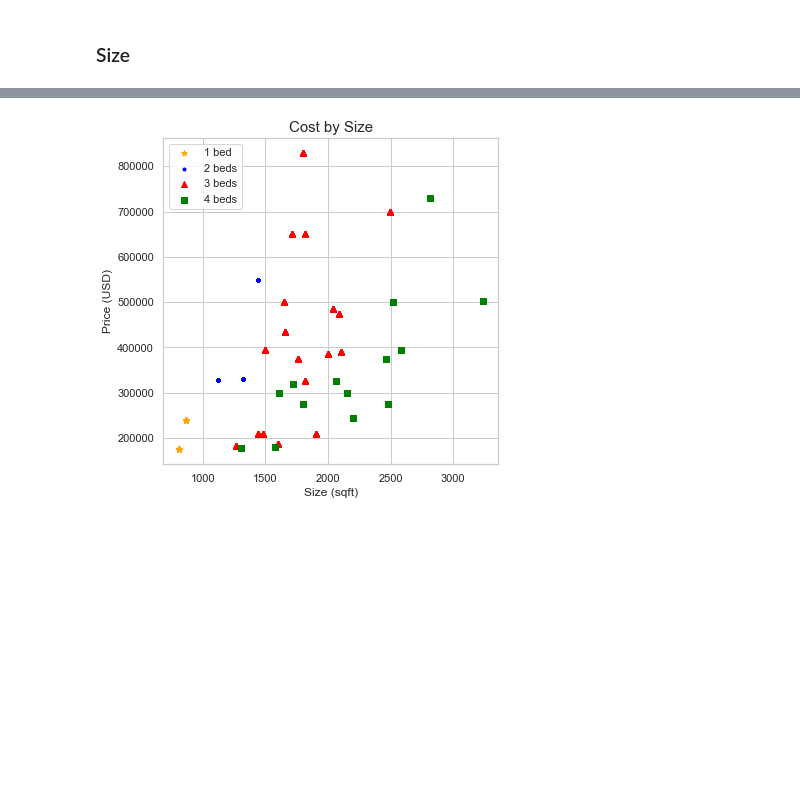
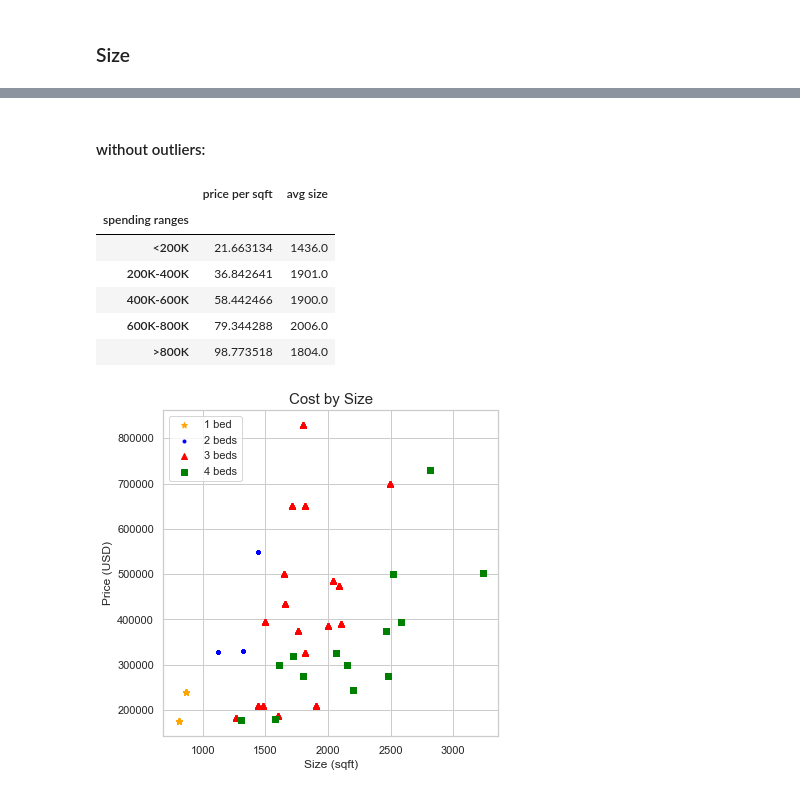
Before and after one commit to Mvhaynes/dallas-house-prices, a Jupyter notebook: dallas_housing_market.ipynb, the cells around one changed output, grey strips where cells are left out. Cells and saved outputs as stored; diff of their text form; code cells hidden in the pictures; blank space fills up the shorter version.

```diff
--- a/dallas_housing_market.ipynb
+++ b/dallas_housing_market.ipynb
@@ -206,3 +215,25 @@ budget_sqft
+# %% [markdown]
+#### without outliers:
+# %%
+# Calculate cost per square foot (houses df to avoid outlier)
+price_sqft = houses.price / houses.size
+houses['price per sqft'] = price_sqft
+
+# Average price per square foot by spending range
+houses_sqft = houses.groupby('spending ranges')['price per sqft'].mean()
+houses_sqft = pd.DataFrame(houses_sqft)
+
+avg_size = houses.groupby('spending ranges')['size'].mean().round()
+houses_sqft['avg size'] = avg_size
+houses_sqft
+# %% [output]
+|  | price per sqft | avg size |
+| spending ranges |  |  |
+| <200K | 21.663134 | 1436.0 |
+| 200K-400K | 36.842641 | 1901.0 |
+| 400K-600K | 58.442466 | 1900.0 |
+| 600K-800K | 79.344288 | 2006.0 |
+| >800K | 98.773518 | 1804.0 |
 # %%
 ## scatterplot for size and price
 
```
Also changed, not shown: parts of 12 cells of this notebook.
